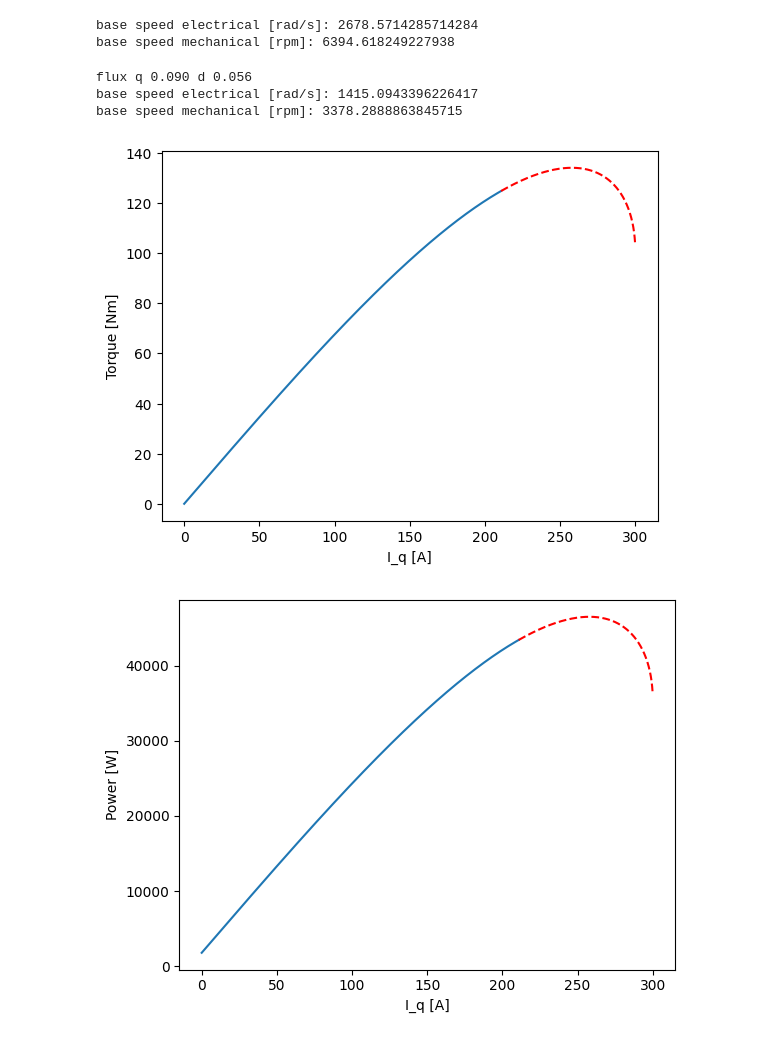
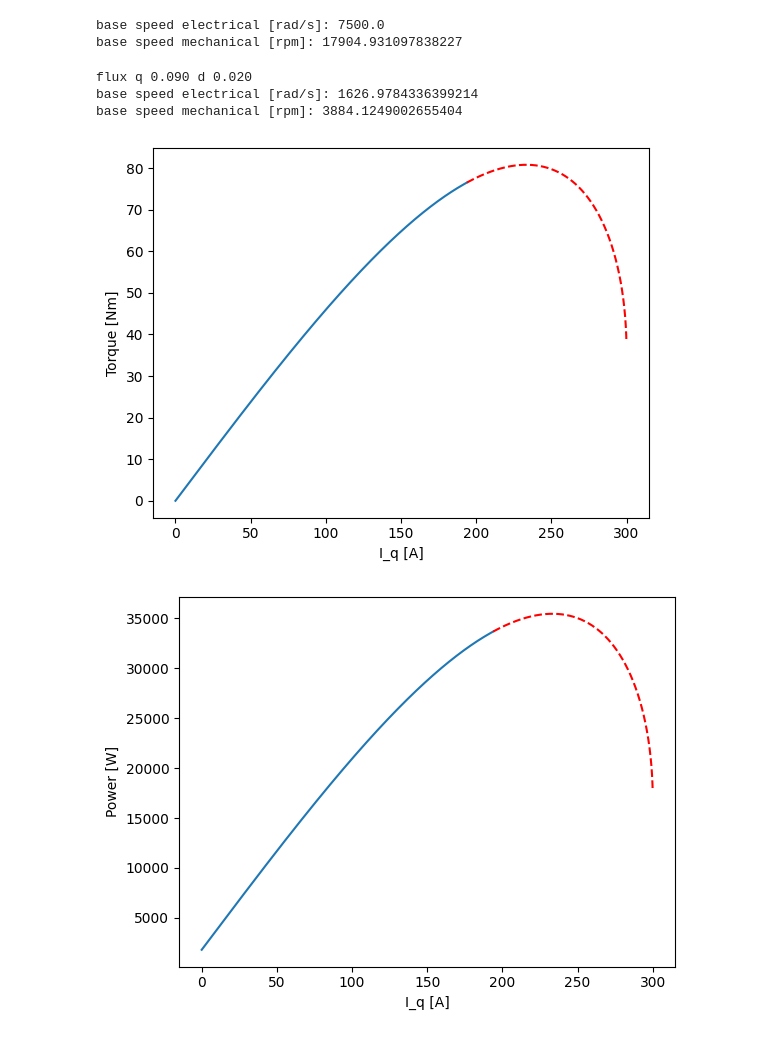
Before and after one commit to Zychlix/Inverter32, a Jupyter notebook: 32Inverter/scripts/modeling.ipynb, the cells around one changed output. Cells and saved outputs as stored; diff of their text form; code cells hidden in the pictures.

```diff
--- a/32Inverter/scripts/modeling.ipynb
+++ b/32Inverter/scripts/modeling.ipynb
@@ -7,7 +7,7 @@ import math
 # motor parameters
 
 p = 4
-flux_linkage = 0.056 # [Wb]
+flux_linkage = 0.02 # [Wb]
 L_q = 0.3e-3 # [H]
 L_d = 0.1e-3 # [H]
 R = 20e-3
@@ -25,8 +25,8 @@ print(f'base speed electrical [rad/s]: {base_speed_electrical}')
 base_speed_mechanical_rpm = base_speed_electrical / p / (2*math.pi) * 60
 print(f'base speed mechanical [rpm]: {base_speed_mechanical_rpm}')
 # %% [output]
-base speed electrical [rad/s]: 2678.5714285714284
-base speed mechanical [rpm]: 6394.618249227938
+base speed electrical [rad/s]: 7500.0
+base speed mechanical [rpm]: 17904.931097838227
 # %%
 # Base speed, including L
 
@@ -46,40 +46,40 @@ print(f'base speed electrical [rad/s]: {base_speed_electrical}')
 base_speed_mechanical_rpm = base_speed_electrical / p / (2*math.pi) * 60
 print(f'base speed mechanical [rpm]: {base_speed_mechanical_rpm}')
 # %% [output]
-flux q 0.090 d 0.056
-base speed electrical [rad/s]: 1415.0943396226417
-base speed mechanical [rpm]: 3378.2888863845715
+flux q 0.090 d 0.020
+base speed electrical [rad/s]: 1626.9784336399214
+base speed mechanical [rpm]: 3884.1249002655404
 # %%
 # torque curve
 
 I_m = 300
-omega = 2000
+omega = 2500
 
 I_qs = np.arange(0, I_m, 0.1)
 I_ds = -np.sqrt(I_m ** 2 - I_qs ** 2)
 
 torque = 3 / 2 * p * (flux_linkage * I_qs + (L_d - L_q) * I_ds * I_qs)
 
 V_ds = I_ds * R - omega * L_q * I_qs # + d flux_d / dt
 V_qs = I_qs * R + omega * L_d * I_ds + omega * flux_linkage # + d flux_q / dt
 V_total = np.sqrt(V_ds ** 2 + V_qs ** 2)
 
 voltage_flt = V_total < V_bus
 voltage_out_of_range = np.logical_not(voltage_flt)
 
 plt.plot(I_qs[voltage_flt], torque[voltage_flt])
 plt.plot(I_qs[voltage_out_of_range], torque[voltage_out_of_range], 'r--')
 plt.xlabel("I_q [A]")
 plt.ylabel("Torque [Nm]")
 plt.show()
 
 P = I_ds * V_ds + I_qs * V_qs # times some constant?
 
 plt.plot(I_qs[voltage_flt], P[voltage_flt])
 plt.plot(I_qs[voltage_out_of_range], P[voltage_out_of_range], 'r--')
 plt.xlabel("I_q [A]")
 plt.ylabel("Power [W]")
 plt.show()
 # %% [output]
-[figure, old version]
+[figure, new version]
-[figure, old version]
+[figure, new version]
```
Also changed, not shown: 2 other files.
